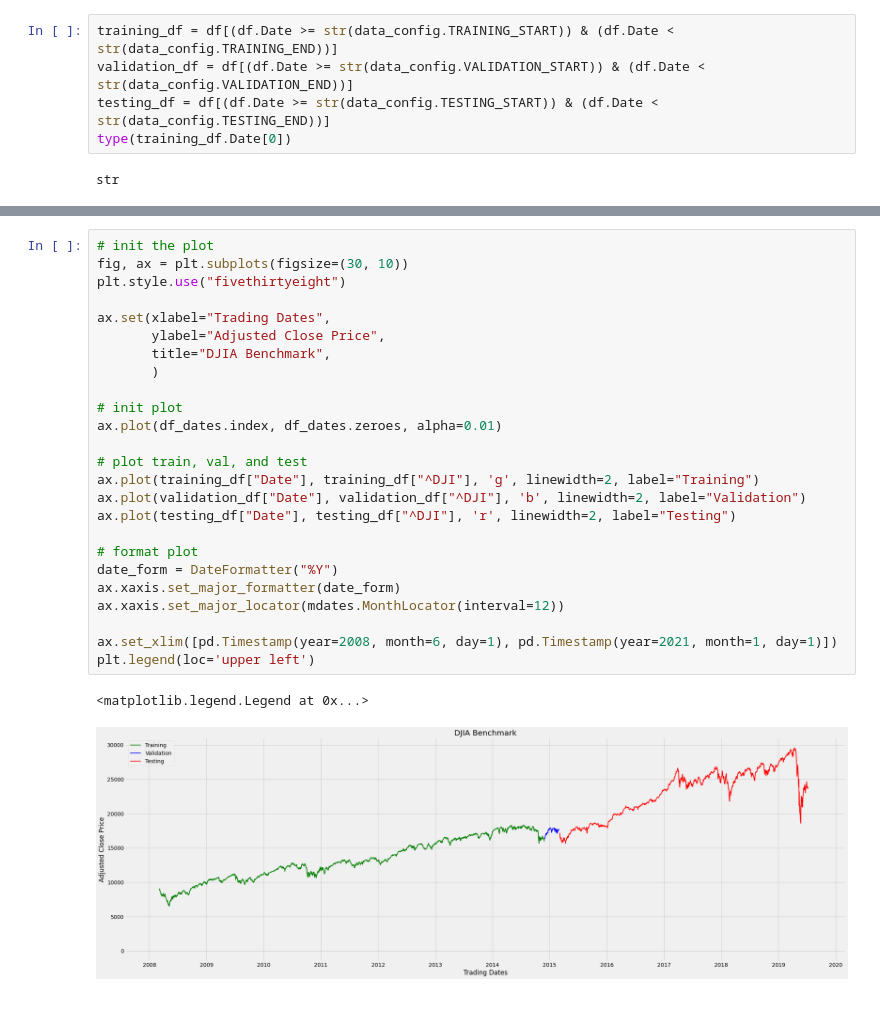
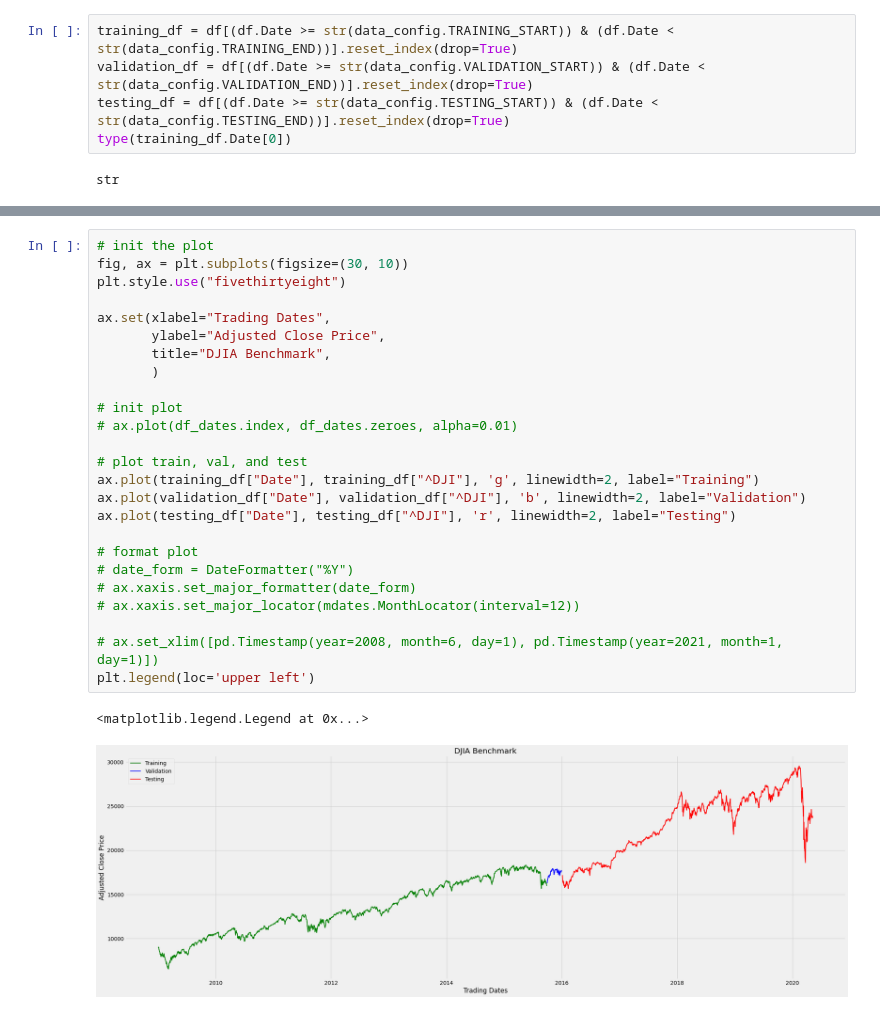
Before and after one commit to akeaveny/deep-rl-asset-allocation, a Jupyter notebook: deep_rl_asset_allocation/notebooks/plot_djia_benchmark.ipynb, the cells around one changed output, grey strips where cells are left out. Cells and saved outputs as stored; diff of their text form.

Commit message:
fixed plotting of benchmark and results; rev 1

```diff
--- a/deep_rl_asset_allocation/notebooks/plot_djia_benchmark.ipynb
+++ b/deep_rl_asset_allocation/notebooks/plot_djia_benchmark.ipynb
@@ -66,9 +66,9 @@ type(df_dates.index[0])
 # %% [output]
 pandas._libs.tslibs.timestamps.Timestamp
 # %%
-training_df = df[(df.Date >= str(data_config.TRAINING_START)) & (df.Date < str(data_config.TRAINING_END))]
-validation_df = df[(df.Date >= str(data_config.VALIDATION_START)) & (df.Date < str(data_config.VALIDATION_END))]
-testing_df = df[(df.Date >= str(data_config.TESTING_START)) & (df.Date < str(data_config.TESTING_END))]
+training_df = df[(df.Date >= str(data_config.TRAINING_START)) & (df.Date < str(data_config.TRAINING_END))].reset_index(drop=True)
+validation_df = df[(df.Date >= str(data_config.VALIDATION_START)) & (df.Date < str(data_config.VALIDATION_END))].reset_index(drop=True)
+testing_df = df[(df.Date >= str(data_config.TESTING_START)) & (df.Date < str(data_config.TESTING_END))].reset_index(drop=True)
 type(training_df.Date[0])
 # %% [output]
 str
@@ -80,28 +127,28 @@ type(training_df.Date[0])
 # %%
 # init the plot
 fig, ax = plt.subplots(figsize=(30, 10))
 plt.style.use("fivethirtyeight")
 
 ax.set(xlabel="Trading Dates",
        ylabel="Adjusted Close Price",
        title="DJIA Benchmark",
        )
 
 # init plot
-ax.plot(df_dates.index, df_dates.zeroes, alpha=0.01)
+# ax.plot(df_dates.index, df_dates.zeroes, alpha=0.01)
 
 # plot train, val, and test
 ax.plot(training_df["Date"], training_df["^DJI"], 'g', linewidth=2, label="Training")
 ax.plot(validation_df["Date"], validation_df["^DJI"], 'b', linewidth=2, label="Validation")
 ax.plot(testing_df["Date"], testing_df["^DJI"], 'r', linewidth=2, label="Testing")
 
 # format plot
-date_form = DateFormatter("%Y")
-ax.xaxis.set_major_formatter(date_form)
-ax.xaxis.set_major_locator(mdates.MonthLocator(interval=12))
+# date_form = DateFormatter("%Y")
+# ax.xaxis.set_major_formatter(date_form)
+# ax.xaxis.set_major_locator(mdates.MonthLocator(interval=12))
 
-ax.set_xlim([pd.Timestamp(year=2008, month=6, day=1), pd.Timestamp(year=2021, month=1, day=1)])
+# ax.set_xlim([pd.Timestamp(year=2008, month=6, day=1), pd.Timestamp(year=2021, month=1, day=1)])
 plt.legend(loc='upper left')
 # %% [output]
 <matplotlib.legend.Legend at 0x...>
-[figure, old version]
+[figure, new version]
```
Also changed, not shown: parts of 4 cells of this notebook, 1 other file.
